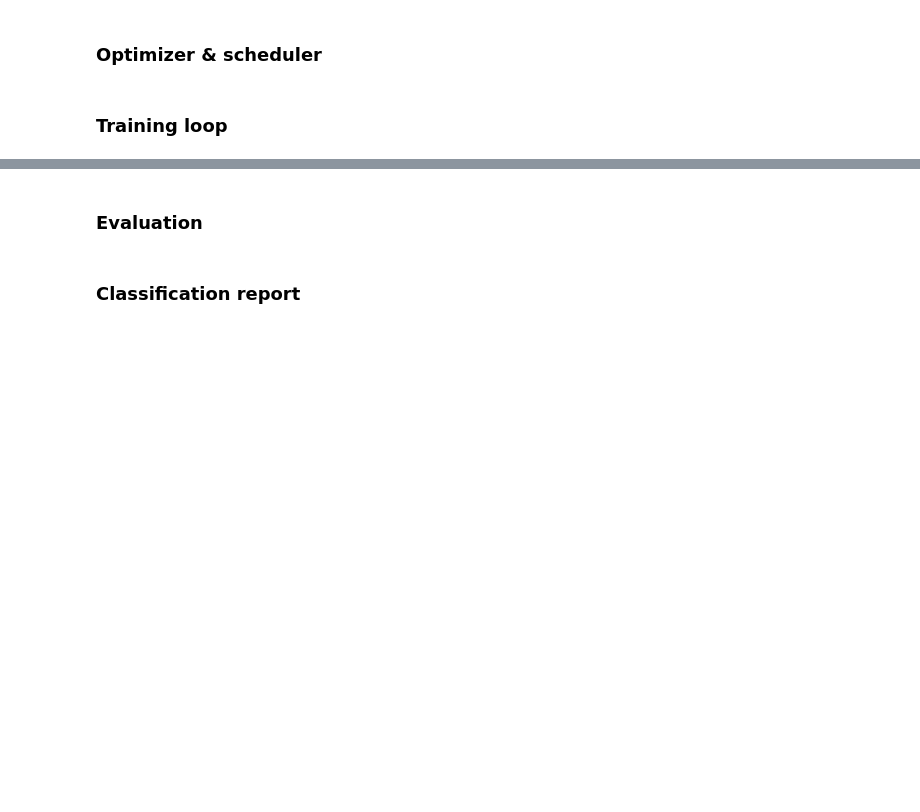
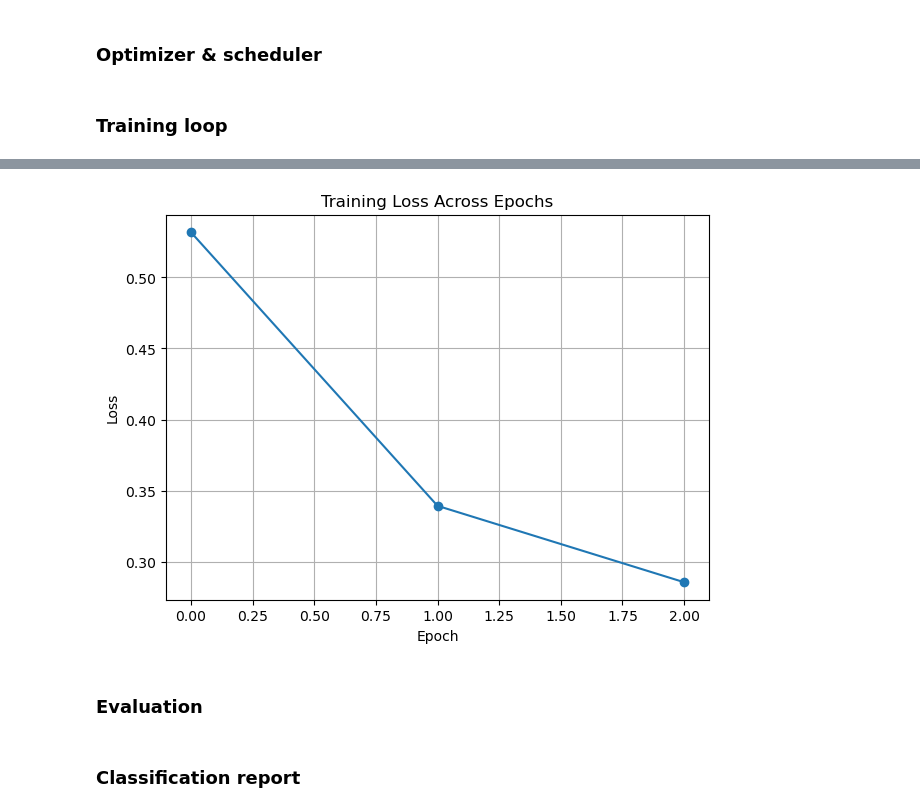
Before and after one commit to thaneeshshanand/HateSpeechClassification, a Jupyter notebook: HateSpeechClassification.ipynb, the cells around one changed output, grey strips where cells are left out. Drawn from its saved outputs; the diff is of its cells as text; code cells hidden in the pictures; blank space fills up the shorter version.

```diff
--- a/HateSpeechClassification.ipynb
+++ b/HateSpeechClassification.ipynb
@@ -385,3 +433,13 @@ Epoch 3/3 | Train Loss: 0.1683
+# %%
+plt.figure(figsize=(7,5))
+plt.plot(train_losses, marker='o')
+plt.title("Training Loss Across Epochs")
+plt.xlabel("Epoch")
+plt.ylabel("Loss")
+plt.grid(True)
+plt.show()
+# %% [output]
+[figure, added]
 # %% [markdown]
 ### Evaluation
 # %%
```
Also changed, not shown: parts of 15 cells of this notebook.
